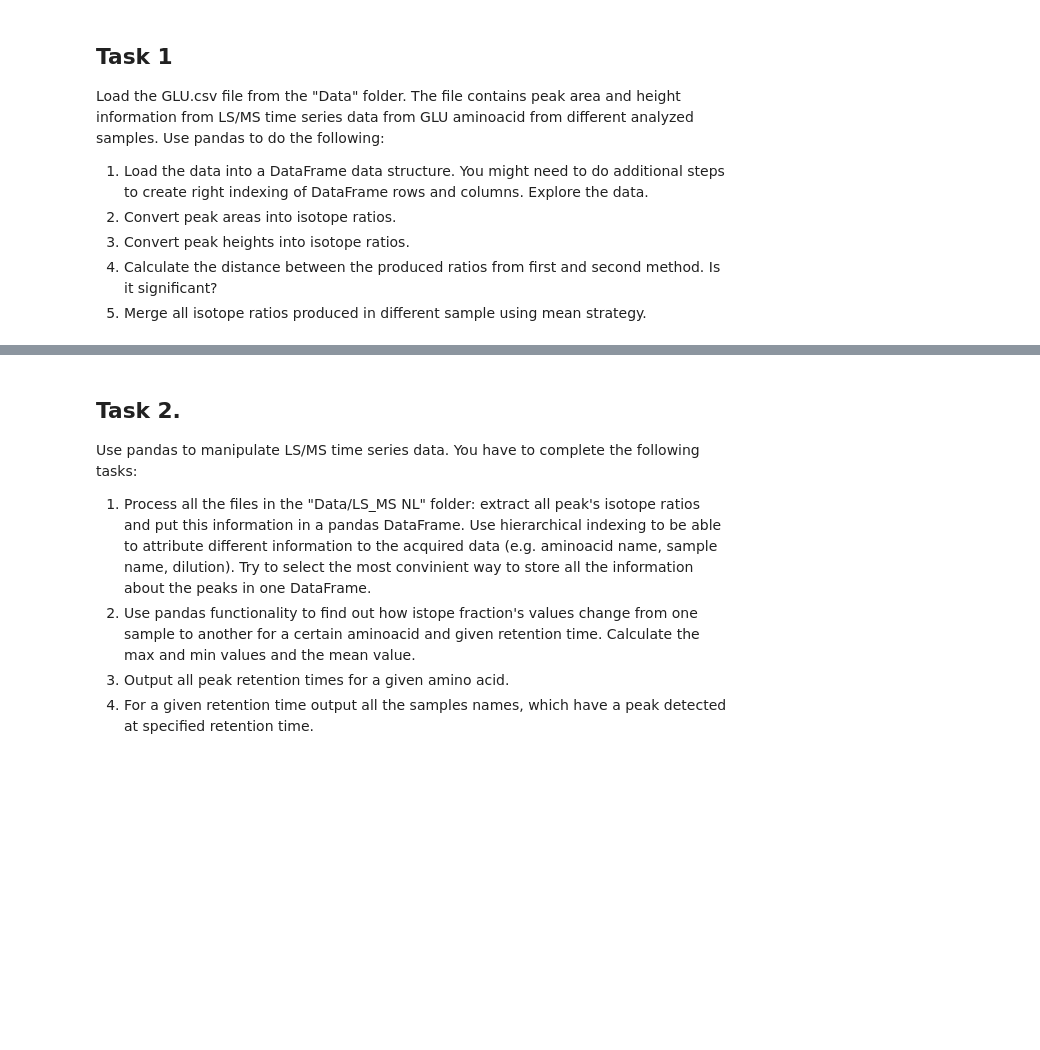
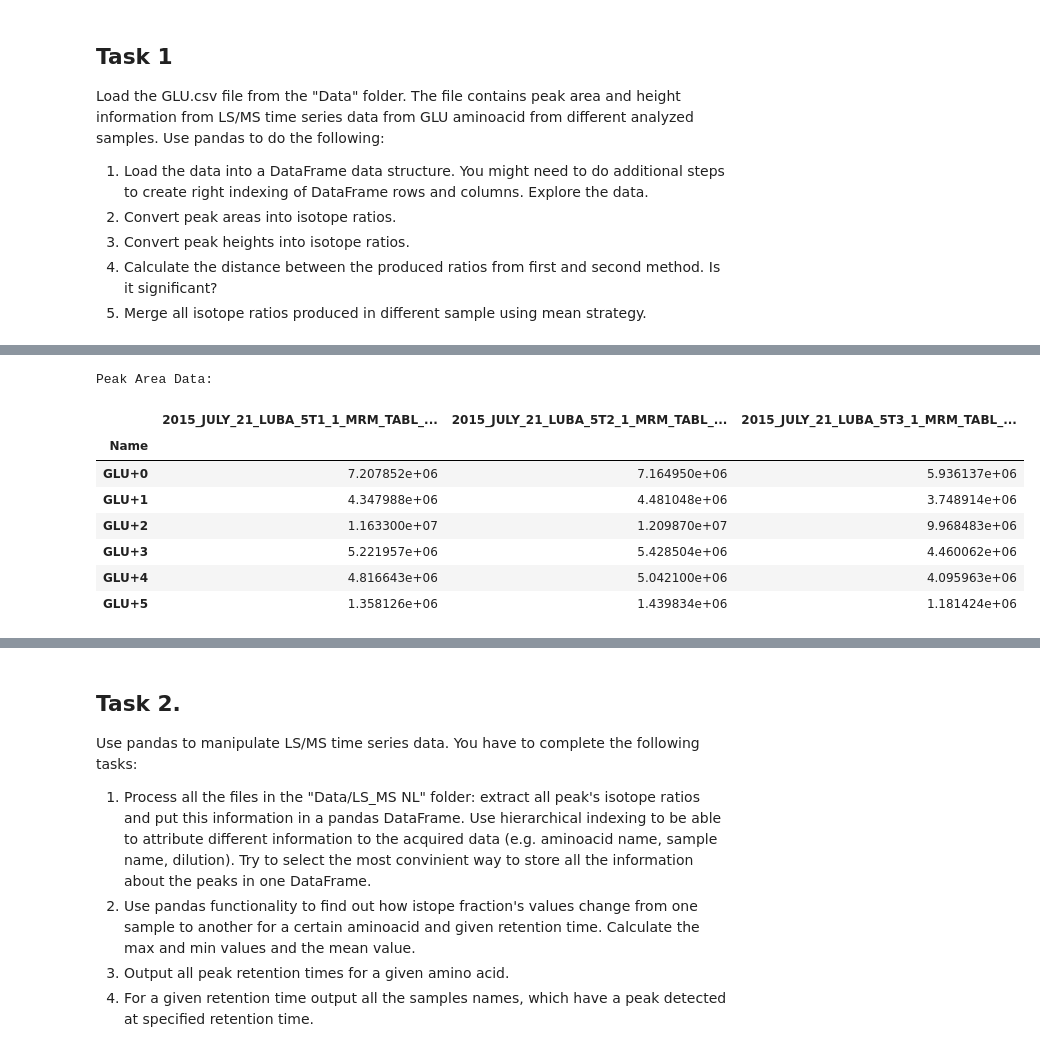
Before and after one commit to tsirleo/PythonDataAnalysis, a Jupyter notebook: Session_06/HW 6 - Data manipulation (continued).ipynb, the cells around one changed output, grey strips where cells are left out. Drawn from its saved outputs; the diff is of its cells as text; code cells hidden in the pictures; blank space fills up the shorter version.

```diff
--- a/Session_06/HW 6 - Data manipulation (continued).ipynb
+++ b/Session_06/HW 6 - Data manipulation (continued).ipynb
@@ -10,0 +43,13 @@ Load the GLU.csv file from the "Data" folder. The file contains peak area and he
+# %%
+print("Peak Area Data:")
+area_data
+# %% [output]
+Peak Area Data:
+|  | 2015_JULY_21_LUBA_5T1_1_MRM_TABL_... | 2015_JULY_21_LUBA_5T2_1_MRM_TABL_... | 2015_JULY_21_LUBA_5T3_1_MRM_TABL_... |
+| Name |  |  |  |
+| GLU+0 | 7.207852e+06 | 7.164950e+06 | 5.936137e+06 |
+| GLU+1 | 4.347988e+06 | 4.481048e+06 | 3.748914e+06 |
+| GLU+2 | 1.163300e+07 | 1.209870e+07 | 9.968483e+06 |
+| GLU+3 | 5.221957e+06 | 5.428504e+06 | 4.460062e+06 |
+| GLU+4 | 4.816643e+06 | 5.042100e+06 | 4.095963e+06 |
+| GLU+5 | 1.358126e+06 | 1.439834e+06 | 1.181424e+06 |
```
Also changed, not shown: parts of 14 cells of this notebook.
